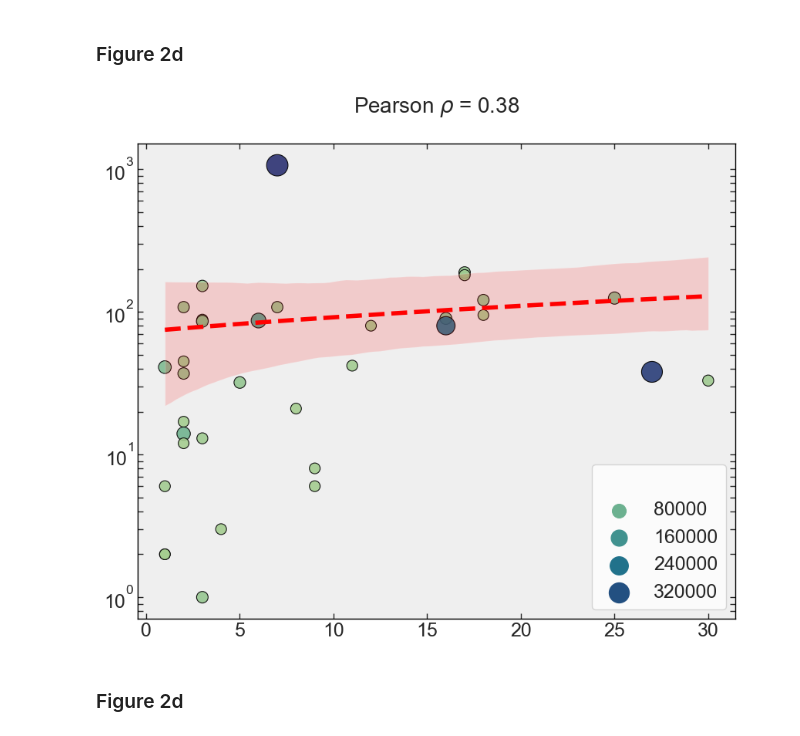
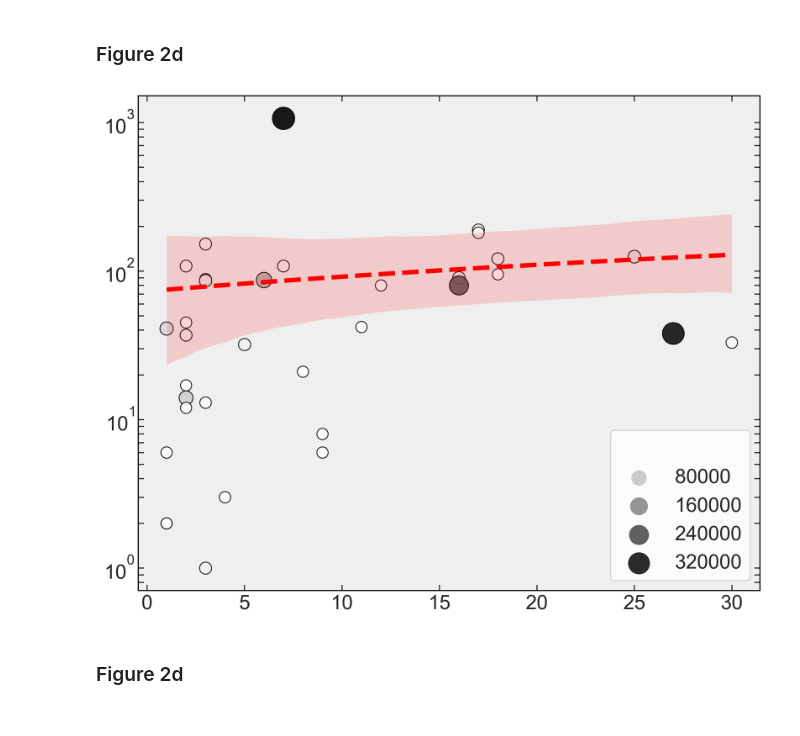
Before and after one commit to ai-for-public-services/structural-insights-into-uk-gov, a Jupyter notebook: notebooks/02-figure-2.ipynb, the cells around one changed output. Drawn from its saved outputs; the diff is of its cells as text; code cells hidden in the pictures.

```diff
--- a/notebooks/02-figure-2.ipynb
+++ b/notebooks/02-figure-2.ipynb
@@ -399,7 +414,7 @@ def plot_forms_data(save=False):
     plt.rcParams['font.family'] = 'Helvetica'
 
     # Create a bubble plot with a regression line
-    plt.figure(figsize=(10, 8))
+    plt.figure(figsize=(10, 8), dpi=300)
     sns.set_style("whitegrid")  # Remove gridlines
 
     # Plot form_count against services on logarithmic scales, color-coded by 'topic'
@@ -410,8 +425,8 @@ def plot_forms_data(save=False):
     size=merged_df['form_views'],
     sizes=(100, 400),
     hue=merged_df['form_views'],
+    palette='gist_yarg',
     marker='o',
-    palette='crest',
     alpha=0.9)
 
     # Set y-axis to logarithmic scale
@@ -449,42 +464,42 @@ def plot_forms_data(save=False):
             handle._sizes = [3.5] if handle.get_label() in merged_df.topic.unique() else [3.5]
 
     # Set the title to include the Pearson correlation coefficient
-    plt.title(f'Pearson $ρ$ = {corr_coefficient:.2f}\n', fontsize=20)
+    # plt.title(f'Pearson $ρ$ = {corr_coefficient:.2f}\n', fontsize=20)
 
     # Add a regression line to the scatterplot
     sns.regplot(data=merged_df,
             x='service_count',
             y='form_count',
             scatter=False,
             ax=g,
             color='red',
             line_kws={"linestyle": "--",
                       "linewidth": 4})
 
 
     # Modify the spines
     g.spines['top'].set_color('black')
     g.spines['right'].set_color('black')
     g.spines['left'].set_linewidth(1)
     g.spines['left'].set_color('black')
     g.spines['bottom'].set_linewidth(1)
     g.spines['bottom'].set_color('black')
     g.spines['right'].set_linewidth(1)
     g.spines['top'].set_linewidth(1)
 
     # Set axis labels and font size
     plt.xlabel('', fontsize=18)
     plt.ylabel('', fontsize=18)
 
     # Save figure
     if save == True:
-        plt.savefig(Path("../reports/figures/fig2c.png"), dpi=300)
+        plt.savefig(Path("../reports/figures/fig2c.png"), dpi=300, bbox_inches='tight')
     else:
         plt.show()
 
-plot_forms_data()
+plot_forms_data(save=True)
 # %% [output]
-[figure, old version]
+[figure, new version]
 # %% [markdown]
 ### Figure 2d
 # %%
```
Also changed, not shown: parts of 5 cells of this notebook, 11 other files.
